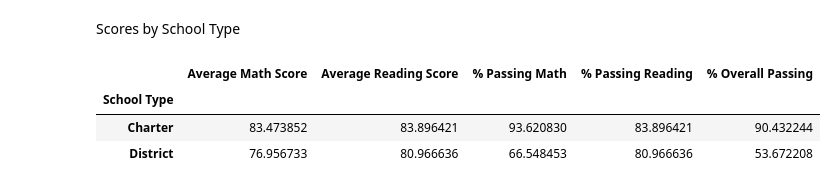
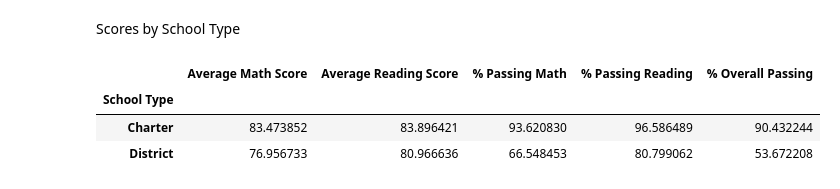
Before and after one commit to mrybicki87/Pandas-Challenge, a Jupyter notebook: PyCitySchools/pycityschools.ipynb, the cells around one changed output. Saved outputs shown, nothing was run; the diff lists cells and outputs as text; code cells hidden in the pictures.

```diff
--- a/PyCitySchools/pycityschools.ipynb
+++ b/PyCitySchools/pycityschools.ipynb
@@ -511,12 +534,13 @@ average_percent_passing_math_by_type = per_school_summary.groupby(["School Type"
 average_percent_passing_reading_by_type = per_school_summary.groupby(["School Type"])["% Passing Reading"].mean()
 average_percent_overall_passing_by_type = per_school_summary.groupby(["School Type"])["% Overall Passing"].mean()
 # %%
+#Put the average math and reading scores, as well as the passing rates for math, reading, and overall passing rates into a data frame based on school type
 type_summary = pd.DataFrame({"Average Math Score": average_math_score_by_type, "Average Reading Score": average_reading_score_by_type, "% Passing Math":
-                             average_percent_passing_math_by_type, "% Passing Reading": average_reading_score_by_type,
+                             average_percent_passing_math_by_type, "% Passing Reading": average_percent_passing_reading_by_type,
                                "% Overall Passing": average_percent_overall_passing_by_type})
 type_summary
 # %% [output]
 |  | Average Math Score | Average Reading Score | % Passing Math | % Passing Reading | % Overall Passing |
 | School Type |  |  |  |  |  |
-| Charter | 83.473852 | 83.896421 | 93.620830 | 83.896421 | 90.432244 |
-| District | 76.956733 | 80.966636 | 66.548453 | 80.966636 | 53.672208 |
+| Charter | 83.473852 | 83.896421 | 93.620830 | 96.586489 | 90.432244 |
+| District | 76.956733 | 80.966636 | 66.548453 | 80.799062 | 53.672208 |
```
Also changed, not shown: parts of 22 cells of this notebook.
